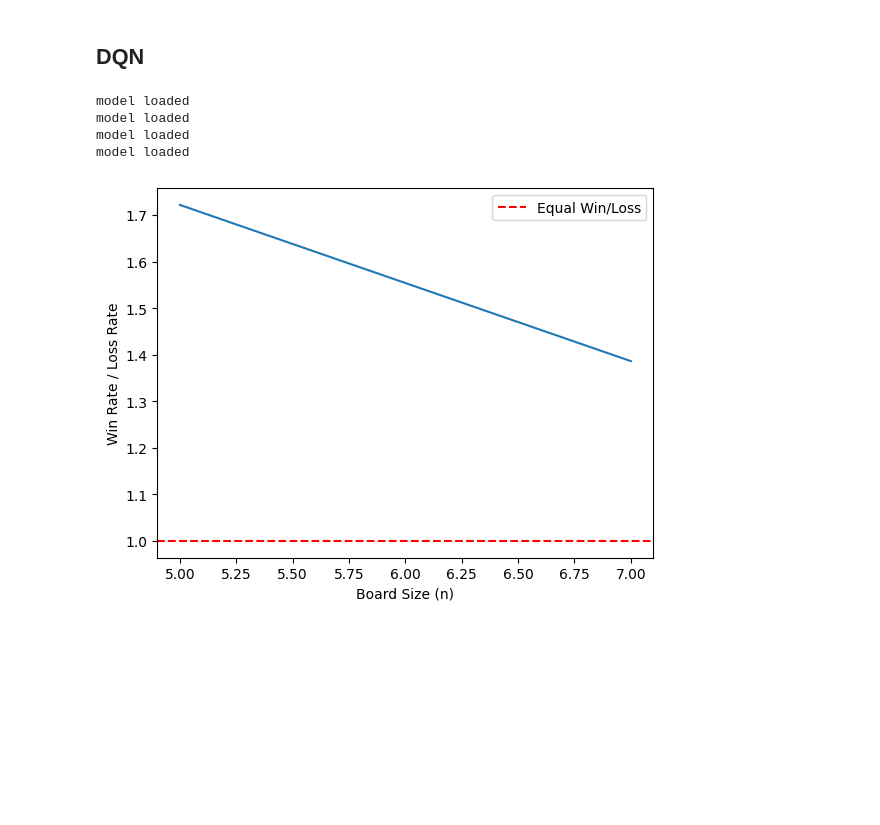
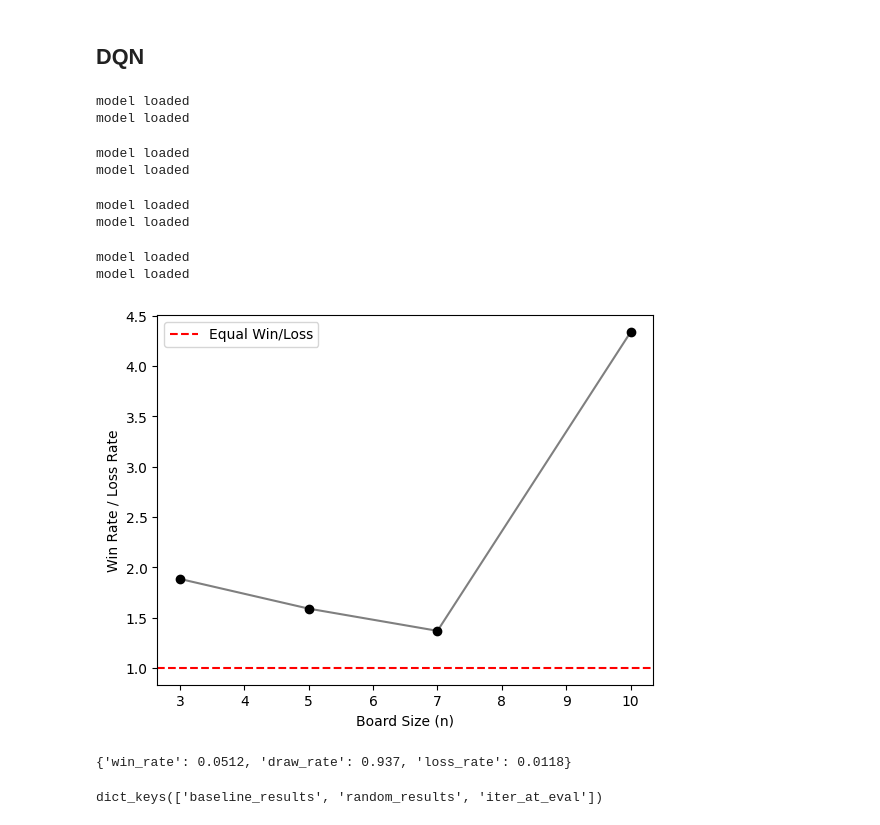
Before and after one commit to Mich8952/Tic_tac_tool, a Jupyter notebook: Evaluate/interactive_plots.ipynb, the cells around one changed output. Saved outputs shown, nothing was run; the diff lists cells and outputs as text; code cells hidden in the pictures; blank space fills up the shorter version.

```diff
--- a/Evaluate/interactive_plots.ipynb
+++ b/Evaluate/interactive_plots.ipynb
@@ -69,11 +80,14 @@ plot_results(all_res[0], "Value Iteration Results")
 # %% [markdown]
 ## DQN
 # %%
-dirs = ["/Users/michaelmurray/Documents/GitHub/Tic_tac_tool/Policies/DQN/5_1_0.25_winner/q_network.pt","/Users/michaelmurray/Documents/GitHub/Tic_tac_tool/Policies/DQN/7_1_0.25_winner/q_network.pt"]
+dirs = ["/Users/michaelmurray/Documents/GitHub/Tic_tac_tool/Policies/DQN/5_1_0.25_winner/q_network.pt",
+        "/Users/michaelmurray/Documents/GitHub/Tic_tac_tool/Policies/DQN/7_1_0.25_winner/q_network.pt",
+        "/Users/michaelmurray/Documents/GitHub/Tic_tac_tool/Policies/DQN/3_1_0.25_winner/q_network.pt",
+        "/Users/michaelmurray/Documents/GitHub/Tic_tac_tool/Policies/DQN/10_1_0.25_winner/q_network.pt"]
 # %%
 ns = []
 ress = []
-for dir in dirs:
+for dir in tqdm(dirs):
     n = int(dir.split("/")[-2].split("_")[0])
     x_policy = DQNPolicyWrapper(n, dir, player='X')
     o_policy = DQNPolicyWrapper(n, dir, player='O')
@@ -85,8 +99,12 @@ for dir in dirs:
 # %% [output]
 model loaded
 model loaded
-model loaded
-model loaded
+model loaded
+model loaded
+model loaded
+model loaded
+model loaded
+model loaded
 # %%
 wrs = []
 for subdict in ress:
@@ -94,10 +112,18 @@ for subdict in ress:
 # %%
 plt.clf()
 plt.ylabel("Win Rate / Loss Rate")
 plt.xlabel("Board Size (n)")
 plt.axhline(y=1, color='r', linestyle='--', label='Equal Win/Loss')
 plt.legend()
-plt.plot(ns,wrs,label='DQN')
+sorted = np.argsort(ns)
+ns = np.array(ns)[sorted]
+wrs = np.array(wrs)[sorted]
+plt.scatter(ns,wrs,label='DQN', color='black')
+plt.plot(ns,wrs,color='black',alpha=0.5)
 plt.show()
 # %% [output]
-[figure, old version]
+[figure, new version]
+# %%
+baseline_results
+# %% [output]
+{'win_rate': 0.0512, 'draw_rate': 0.937, 'loss_rate': 0.0118}
@@ -103,0 +133,4 @@ plt.show()
+# %%
+d.keys()
+# %% [output]
+dict_keys(['baseline_results', 'random_results', 'iter_at_eval'])
```
Also changed, not shown: parts of 3 cells of this notebook, 1 other file.
